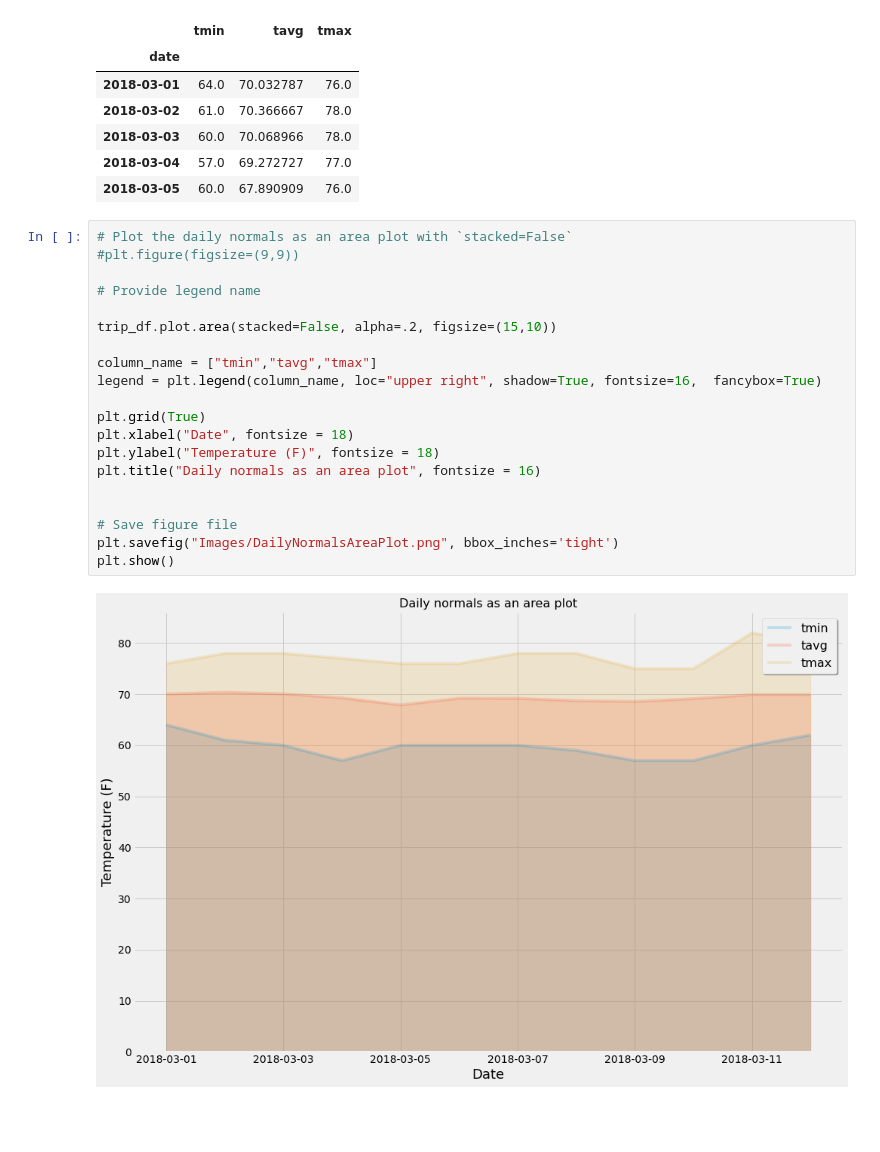
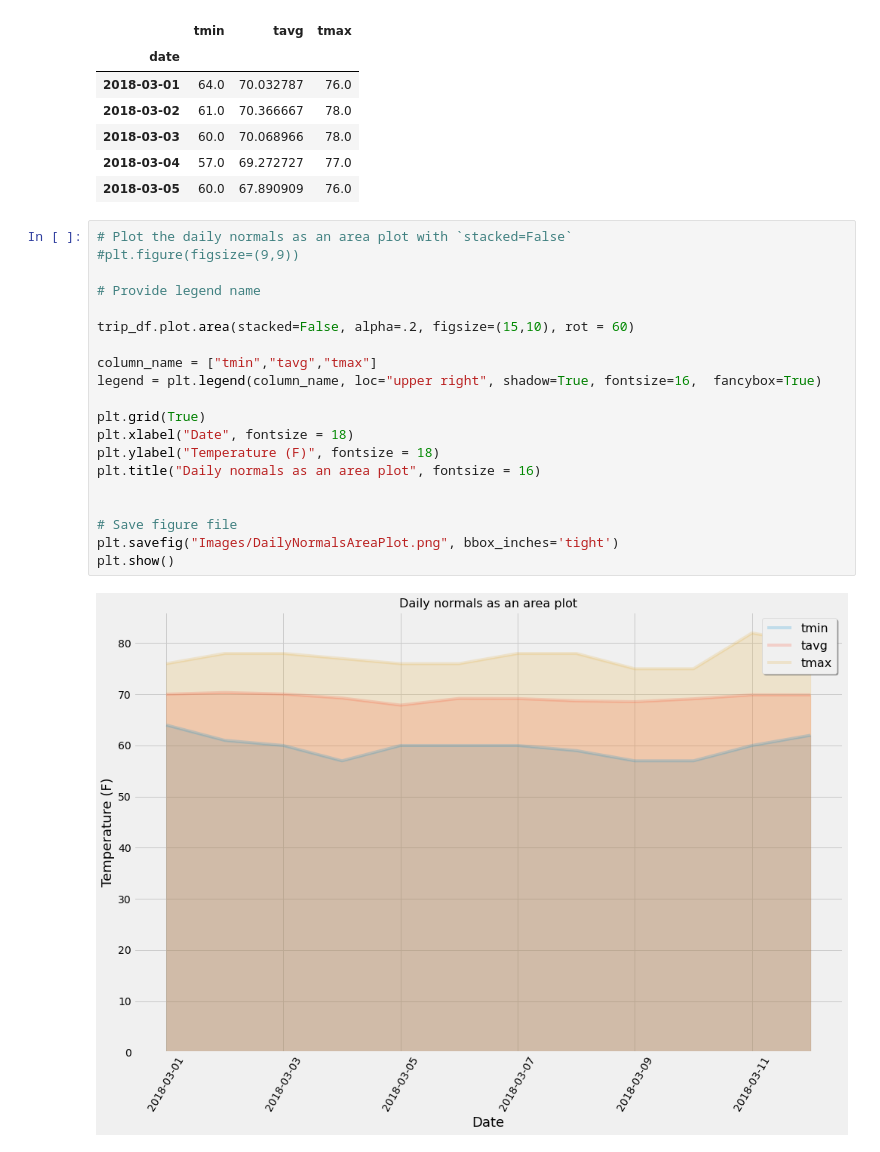
Before and after one commit to anand-sharan/Advanced-Data-Storage-and-Retrieval, a Jupyter notebook: Solution/climate_starter.ipynb, the cells around one changed output. Cells and saved outputs as stored; diff of their text form; blank space fills up the shorter version.

```diff
--- a/climate_starter.ipynb
+++ b/Solution/climate_starter.ipynb
@@ -741,22 +739,22 @@ trip_df.head()
 # %%
 # Plot the daily normals as an area plot with `stacked=False`
 #plt.figure(figsize=(9,9))
 
 # Provide legend name
 
-trip_df.plot.area(stacked=False, alpha=.2, figsize=(15,10))
+trip_df.plot.area(stacked=False, alpha=.2, figsize=(15,10), rot = 60)
 
 column_name = ["tmin","tavg","tmax"]
 legend = plt.legend(column_name, loc="upper right", shadow=True, fontsize=16,  fancybox=True)
 
 plt.grid(True)
 plt.xlabel("Date", fontsize = 18)
 plt.ylabel("Temperature (F)", fontsize = 18)
 plt.title("Daily normals as an area plot", fontsize = 16)
 
 
 # Save figure file
 plt.savefig("Images/DailyNormalsAreaPlot.png", bbox_inches='tight')
 plt.show()
 # %% [output]
-[figure, old version]
+[figure, new version]
```
Also changed, not shown: parts of 3 cells of this notebook, 16 other files.
